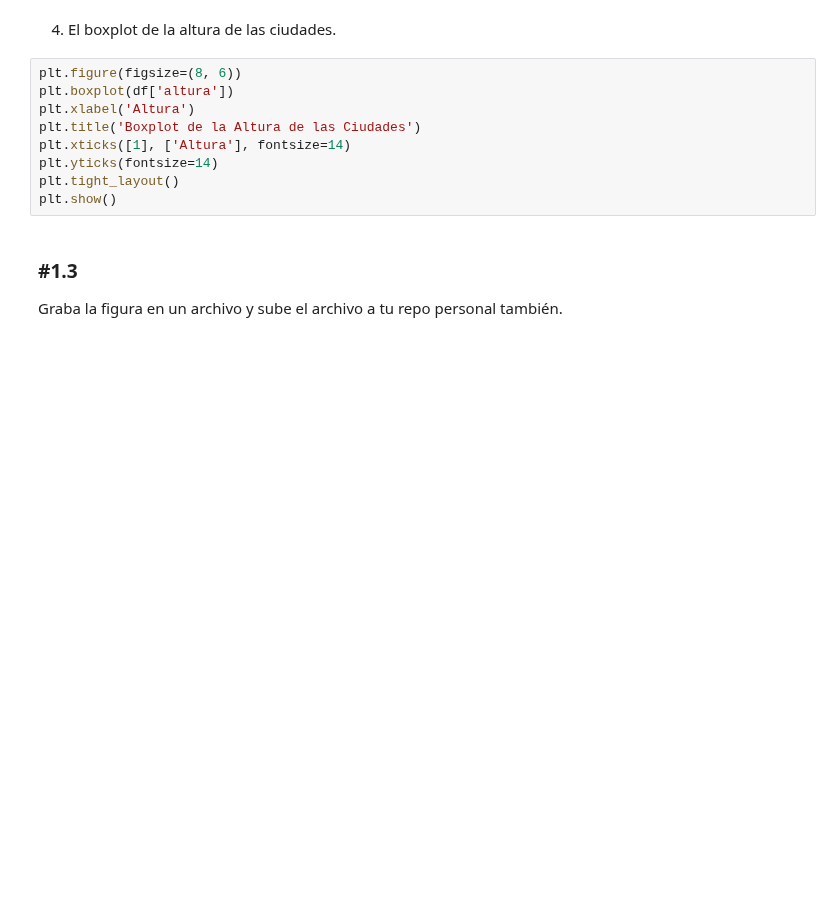
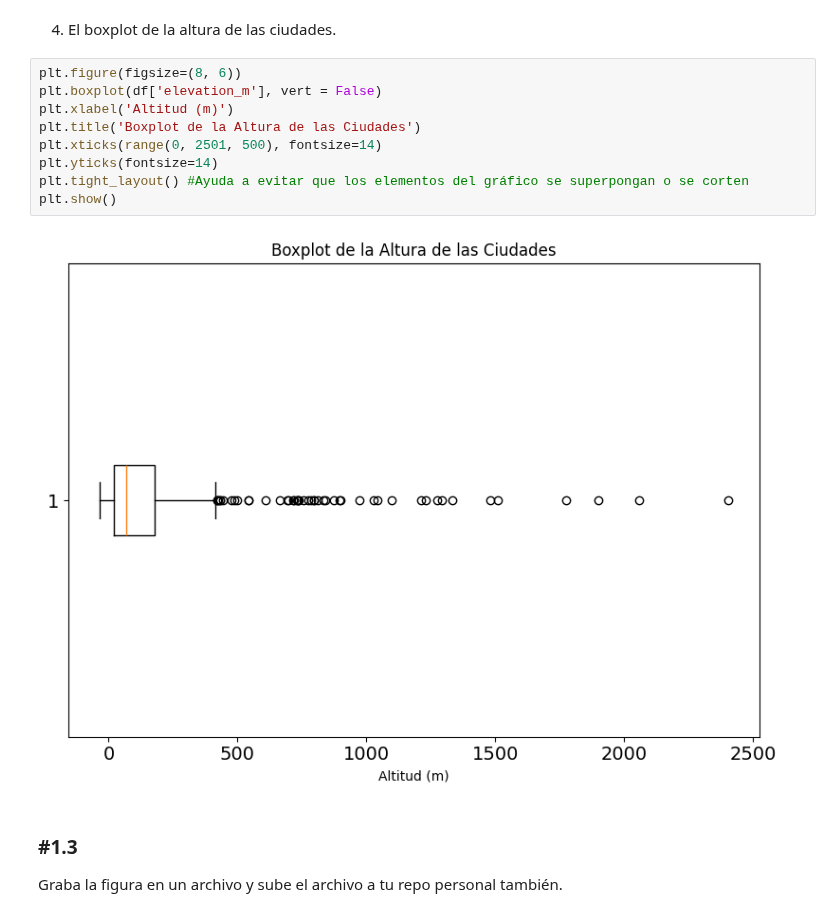
Before and after one commit to mariasanvals/DS_Online_Feb24_Exercises, a Jupyter notebook: 03_Analisis_de_Datos/Sprint_08/Unidad_01/Practica_Obligatoria/18_Practica_Obligatoria_Visualizacion_Basica.ipynb, the cells around one changed output. Drawn from its saved outputs; the diff is of its cells as text; blank space fills up the shorter version.

```diff
--- a/03_Analisis_de_Datos/Sprint_08/Unidad_01/Practica_Obligatoria/18_Practica_Obligatoria_Visualizacion_Basica.ipynb
+++ b/03_Analisis_de_Datos/Sprint_08/Unidad_01/Practica_Obligatoria/18_Practica_Obligatoria_Visualizacion_Basica.ipynb
@@ -147,13 +147,15 @@ plt.show()
 4. El boxplot de la altura de las ciudades.
 # %%
 plt.figure(figsize=(8, 6))
-plt.boxplot(df['altura'])
-plt.xlabel('Altura')
+plt.boxplot(df['elevation_m'], vert = False)
+plt.xlabel('Altitud (m)')
 plt.title('Boxplot de la Altura de las Ciudades')
-plt.xticks([1], ['Altura'], fontsize=14)
+plt.xticks(range(0, 2501, 500), fontsize=14)
 plt.yticks(fontsize=14)
-plt.tight_layout()
+plt.tight_layout() #Ayuda a evitar que los elementos del gráfico se superpongan o se corten
 plt.show()
+# %% [output]
+[figure, added]
 # %% [markdown]
 ### #1.3
 
```
